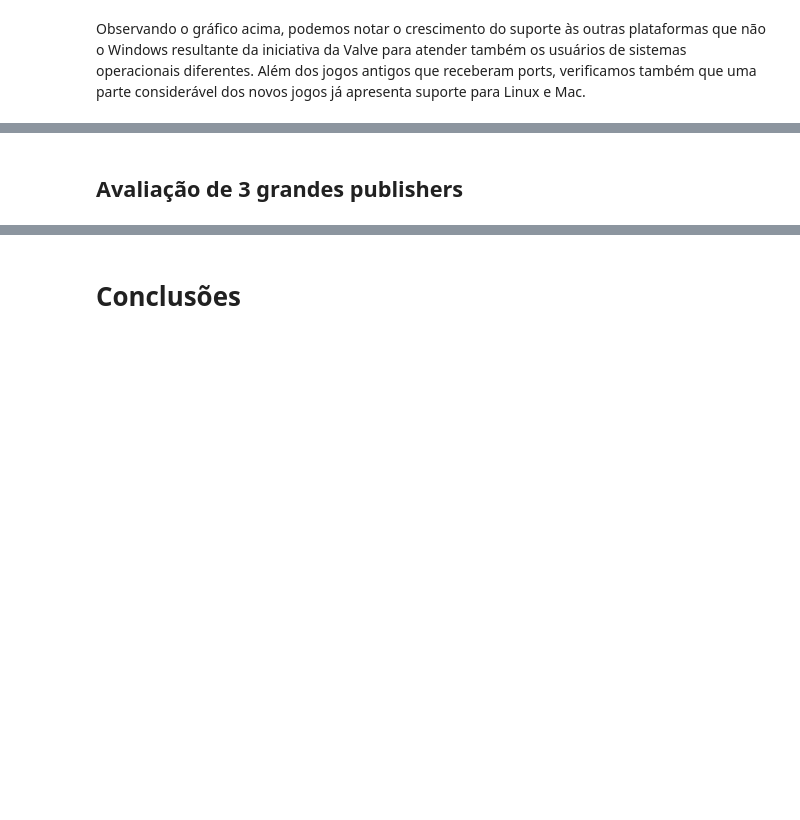
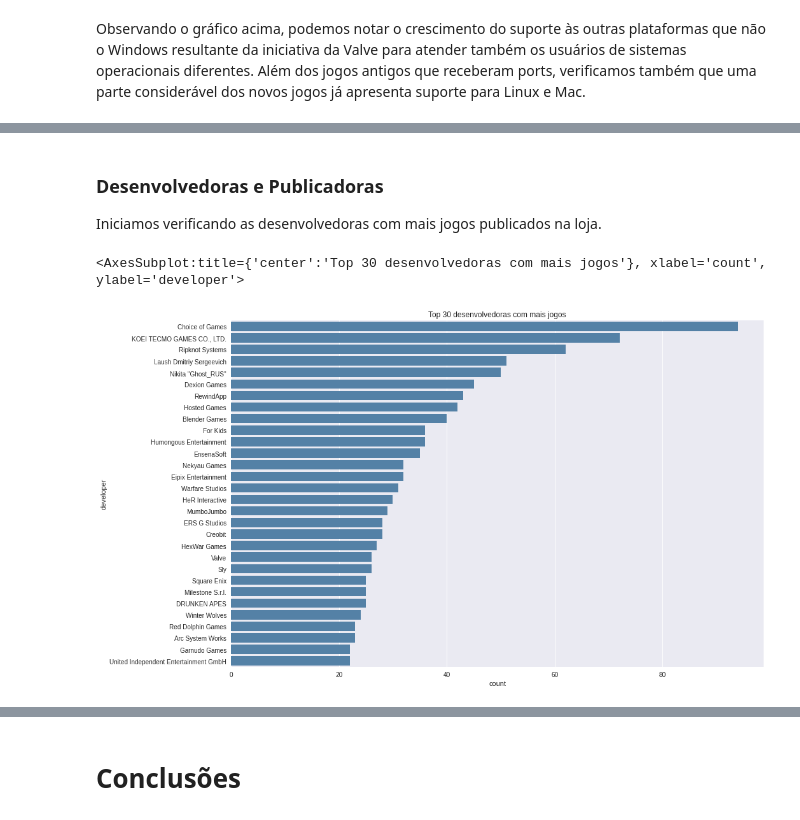
Before and after one commit to nickfsoares/Data_mining, a Jupyter notebook: 1_SteamStoreGames/SteamStoreGames.ipynb, the cells around one changed output, grey strips where cells are left out. Drawn from its saved outputs; the diff is of its cells as text; code cells hidden in the pictures; blank space fills up the shorter version.

Commit message:
Reorganizing and adding developer/publisher analysis

```diff
--- a/1_SteamStoreGames/SteamStoreGames.ipynb
+++ b/1_SteamStoreGames/SteamStoreGames.ipynb
@@ -329,15 +275,13 @@ df[df.publisher == '1C Entertainment']
-# %%
-#graph
-for pub in df.publisher.unique():
-    k = df[df.publisher == pub]
-    plt.plot(k['release_date'],k['price'],'o-',label=pub)
-
-plt.title('Preço Médio no decorrer dos anos \n',fontsize=25)
-plt.rcParams['figure.figsize']=(15,10)
-plt.ylabel('Price U$\n', fontsize=17)
-plt.xticks(df.release_date.unique(),fontsize=17, rotation=45)
-plt.legend(fontsize=20)
-plt.tight_layout()
-plt.show()
-# %% [markdown]
-## Avaliação de 3 grandes publishers
+# %% [markdown]
+### Desenvolvedoras e Publicadoras
+Iniciamos verificando as desenvolvedoras com mais jogos publicados na loja.
+# %%
+plt.figure(figsize=(15,10))
+plt.title('Top 30 desenvolvedoras com mais jogos')
+
+sns.countplot(y='developer', data=games,
+             order=games.developer.value_counts().iloc[:30].index,
+             color='SteelBlue')
+# %% [output]
+<AxesSubplot:title={'center':'Top 30 desenvolvedoras com mais jogos'}, xlabel='count', ylabel='developer'>
+[figure, added]
```
Also changed, not shown: parts of 52 cells of this notebook.
